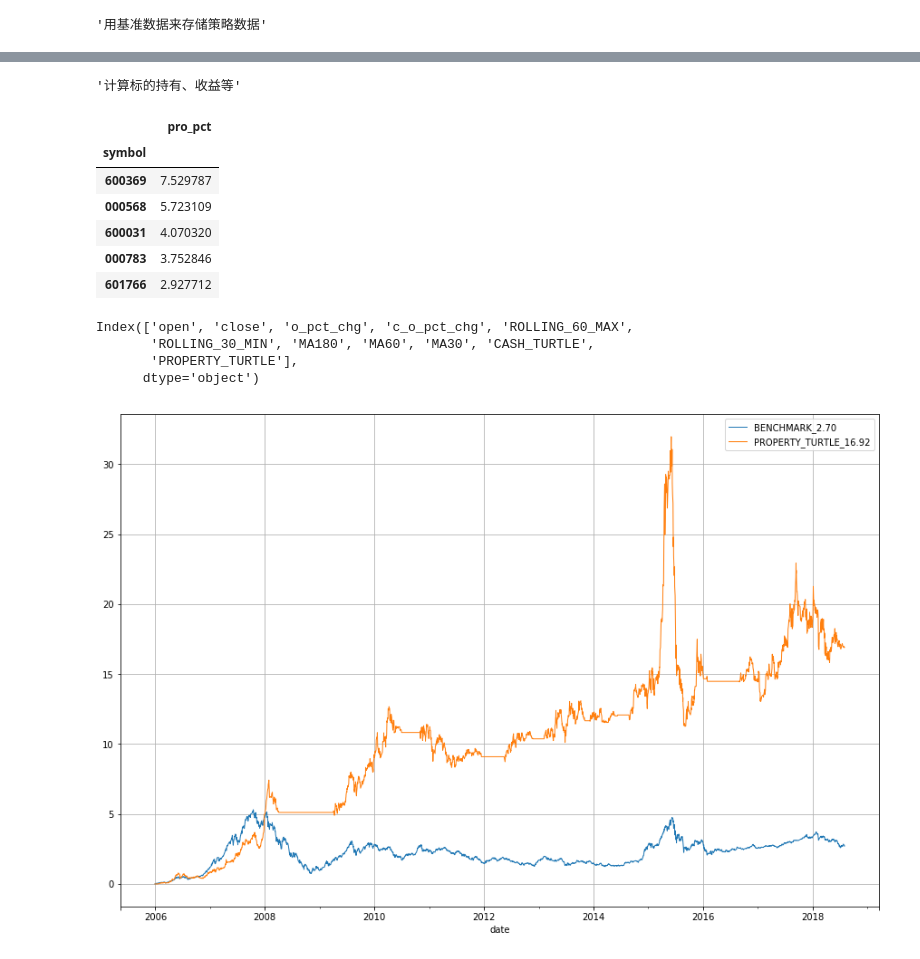
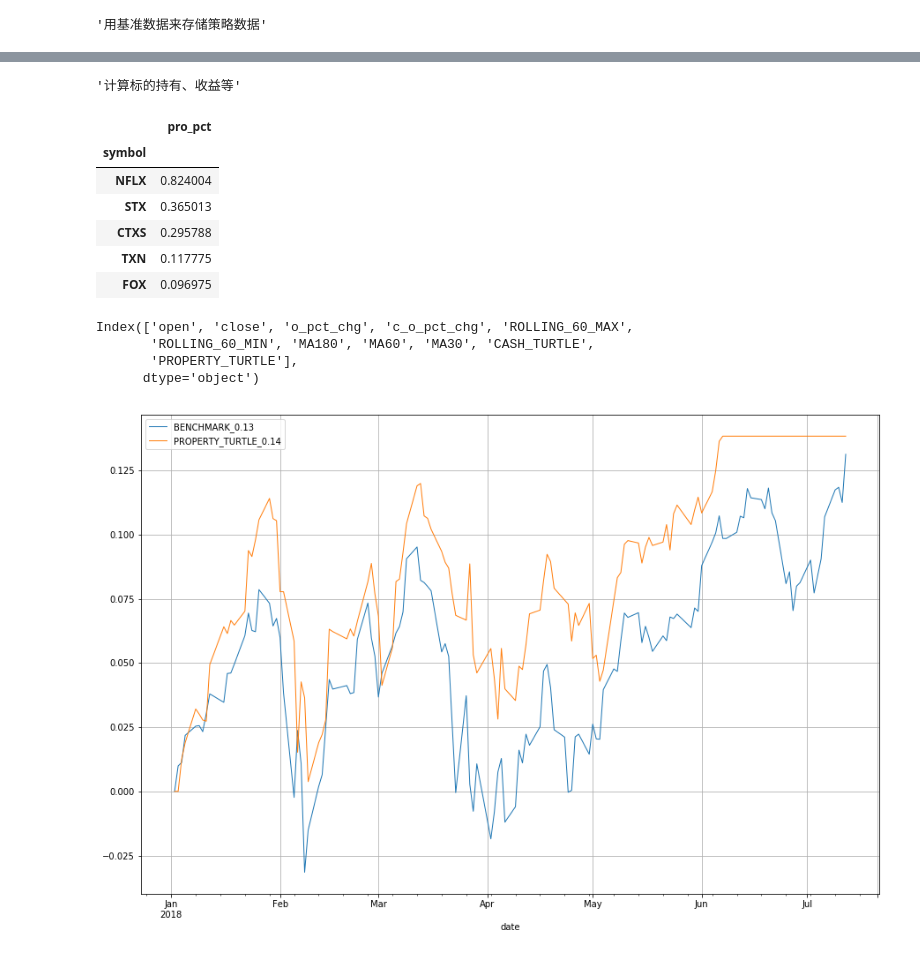
Before and after one commit to dxcv/ML4M, a Jupyter notebook: notebook/turtle_2system_common.ipynb, the cells around one changed output, grey strips where cells are left out. Saved outputs shown, nothing was run; the diff lists cells and outputs as text; code cells hidden in the pictures.

```diff
--- a/notebook/turtle_2system_common.ipynb
+++ b/notebook/turtle_2system_common.ipynb
@@ -36,8 +36,8 @@ HS300 = list(ts.get_hs300s()['code'])
 BENCHMARK = '399300'
 # TARGET = ['399300']
 TARGET = HS300
-# BENCHMARK = 'NDX'
-# TARGET = NASDAQ100
+BENCHMARK = 'NDX'
+TARGET = NASDAQ100
 # BENCHMARK = 'BITCOIN'
 # TARGET = CRYPTOCURRENCY
 
@@ -93,9 +93,13 @@ Wall time: 0 ns
 
 ### 时间设置
 start_date = '2005-01-01'
+# start_date = '2006-01-01'
+# start_date = '2007-01-01'
 # start_date = '2008-01-01'
 # start_date = '2009-01-01'
 # start_date = '2010-01-01'
+# start_date = '2011-01-01'
+# start_date = '2012-01-01'
 # start_date = '2013-01-01'
 # start_date = '2014-01-01'
 # start_date = '2015-01-01'
@@ -112,7 +116,7 @@ TURTLE_SHORT_BUY_N = 20
 TURTLE_SHORT_SELL_N = 20
 ### Turtle System Two - Long
 TURTLE_LONG_BUY_N = 60
-TURTLE_LONG_SELL_N = 30
+TURTLE_LONG_SELL_N = 60
 
 ### 业务设置
 IS_HAPPYMONEY = False
@@ -120,7 +124,7 @@ IS_TAX = False
 IS_SLIPPAGE = False
 IS_RANDOM_BUY = False
 IS_FILTER = False
-IS_MARKETUP = True
+IS_MARKETUP = False
 IS_BUYBENCHMARK = True
 START_MONEY = 10000
 HAPPY_MONEY = 0
@@ -220,6 +224,8 @@ Index(['open', 'close', 'o_pct_chg', 'c_o_pct_chg', 'ROLLING_60_MAX',
 '''用基准数据来存储策略数据'''
 show_df = None
 show_df = stock_df_dict[BENCHMARK].copy()
+show_df.loc[:, 'CASH_TURTLE'] = START_MONEY
+show_df.loc[:, 'PROPERTY_TURTLE'] = START_MONEY
 # %% [output]
 '用基准数据来存储策略数据'
 # %%
@@ -251,15 +257,17 @@ for today in pd.period_range(start=start_date, end=end_date, freq='D'):
     count_day += 1
 
     # 每年年初计算回报率
-    if today.dayofyear == 1 and count_day != 1:
+    if today.dayofyear == 1 or today == (pd.to_datetime(end_date)).to_period(freq='D'):
         lastyear_firstday = pd.to_datetime('%d-01-01' % (today.year - 1))
         lastyear_firstday = lastyear_firstday.to_period(freq='D')
-        try:
+        if today > show_df.iloc[0].name:
+            today_property = show_df[:today].iloc[-1].PROPERTY_TURTLE
+        else:
+            today_property = show_df.iloc[0].PROPERTY_TURTLE
+        if lastyear_firstday > show_df.iloc[0].name:
             lastyear_firstday_property = show_df[:lastyear_firstday].iloc[-1].PROPERTY_TURTLE
-        except:
+        else:
             lastyear_firstday_property = show_df.iloc[0].PROPERTY_TURTLE
-        today_property = show_df[:today].iloc[-1].PROPERTY_TURTLE
-#         print(today_property, lastyear_firstday_property)
         print(today, (today_property - lastyear_firstday_property) / lastyear_firstday_property)
 
     # 每年筛股
@@ -647,37 +627,38 @@ df.sort_values(by='pro_pct', ascending=False).head(5)
 '计算标的持有、收益等'
 |  | pro_pct |
 | symbol |  |
-| 600369 | 7.529787 |
-| 000568 | 5.723109 |
-| 600031 | 4.070320 |
-| 000783 | 3.752846 |
-| 601766 | 2.927712 |
+| NFLX | 0.824004 |
+| STX | 0.365013 |
+| CTXS | 0.295788 |
+| TXN | 0.117775 |
+| FOX | 0.096975 |
 # %%
 %matplotlib inline
 
 import matplotlib
 import matplotlib.pyplot as plt
 plt.rcParams['figure.figsize'] = [15, 10]
 
 # df = show_df.fillna(START_MONEY).copy()
 df = show_df.dropna(how='any', inplace=False).copy()
+df = df.loc[start_date:end_date]
 # df.drop(columns=['open', 'high', 'low', 'o_pct_chg', 'TR', 'N'], inplace=True)
 df.columns
 
 df['close'] = (df['close'] - df.iloc[0]['close']) / df.iloc[0]['close']
 ax = df.plot(kind='line', y='close', label='BENCHMARK_%.2f' % df.iloc[-1]['close'], linewidth=1, grid=True)
 for col in sorted(df.columns):
     if 'PROPERTY' in col:
         df[col] = (df[col] - df.iloc[1][col]) / df.iloc[0][col]
         ax = df.plot(kind='line', y=col, secondary_y=False, label='%s_%.2f' % (col, df.iloc[-1][col]), linewidth=1, grid=True, ax=ax)
 
 # display_charts(df, kind='line', figsize=(900, 600), logy=False)
 # %% [output]
 Index(['open', 'close', 'o_pct_chg', 'c_o_pct_chg', 'ROLLING_60_MAX',
-       'ROLLING_30_MIN', 'MA180', 'MA60', 'MA30', 'CASH_TURTLE',
+       'ROLLING_60_MIN', 'MA180', 'MA60', 'MA30', 'CASH_TURTLE',
        'PROPERTY_TURTLE'],
       dtype='object')
-[figure, old version]
+[figure, new version]
 # %%
 df = show_df.dropna(how='any', inplace=False).copy()
 # df.drop(columns=['open', 'high', 'low', 'o_pct_chg', 'TR', 'N'], inplace=True)
```
Also changed, not shown: parts of 7 cells of this notebook.
